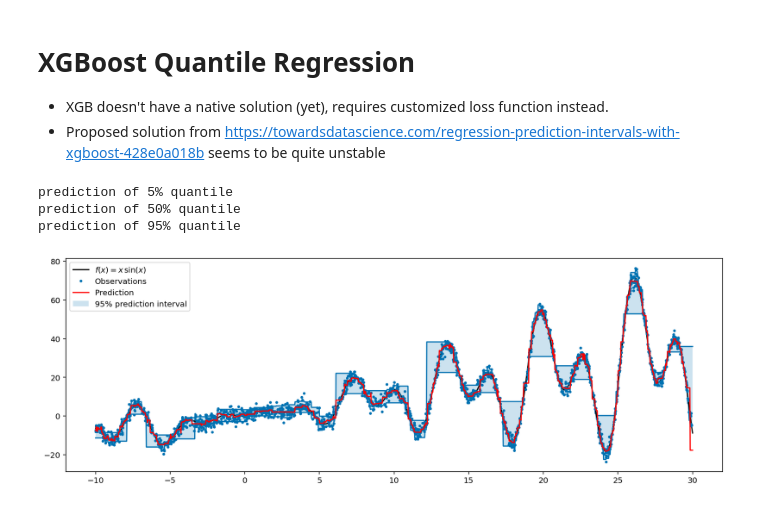
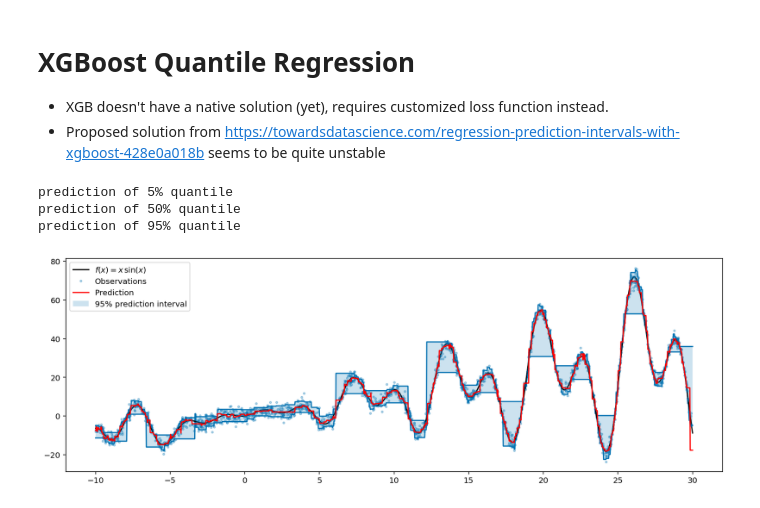
Before and after one commit to WeinbergMalte/notebooks, a Jupyter notebook: python/notebooks/confidence.ipynb, the cells around one changed output. Drawn from its saved outputs; the diff is of its cells as text; code cells hidden in the pictures.

```diff
--- a/python/notebooks/confidence.ipynb
+++ b/python/notebooks/confidence.ipynb
@@ -75,7 +75,7 @@ def plot_result_toax(ax, alpha, preds, X_train, y_train, X_test, y_test):
     ax.plot(X_test, y_upper, "-", color=fill_color)
     ax.plot(X_test, y_lower, "-", color=fill_color)
     ax.plot(X_test, y_test, "-k", label="$f(x) = x\,\sin(x)$")
-    ax.plot(X_train, y_train, ".", markersize=5, label="Observations")
+    ax.plot(X_train, y_train, ".", alpha=0.3, markersize=5, label="Observations")
     ax.plot(X_test, y_pred, "-r", label="Prediction")
     ax.legend(loc="upper left")
     return ax
@@ -313,33 +381,34 @@ from xgboost import XGBRegressor
 xgb_params = {
     "n_estimators": 200,
     "max_depth": 3,
     "random_state": 0,
     "verbosity": 0,
 }
 
 
 def qloss(y_true, y_pred, tau):
     x = y_true - y_pred
     grad = (
         (x < (tau - 1)) * (1 - tau)
         - ((x >= (tau - 1)) & (x < tau)) * x
         - tau * (x > tau)
     )
     hess = (x >= (tau - 1)) & (x < tau)
     return grad, hess
 
 
 xgb_preds = list()
 for q in QUANTILES:
     print("prediction of {:.0%} quantile".format(q))
-    ql = partial(qloss, tau=q)
-    gbr = XGBRegressor(objective=ql, **xgb_params)
+
+    lossfunc = partial(qloss, tau=q)
+    gbr = XGBRegressor(objective=lossfunc, **xgb_params)
     xgb_preds.append(gbr.fit(X_train, y_train).predict(X_test))
 
 
 _ = plot_result(alpha=ALPHA, preds=xgb_preds, **data_kwargs)
 # %% [output]
 prediction of 5% quantile
 prediction of 50% quantile
 prediction of 95% quantile
-[figure, old version]
+[figure, new version]
```
Also changed, not shown: parts of 7 cells of this notebook, 1 other file.
